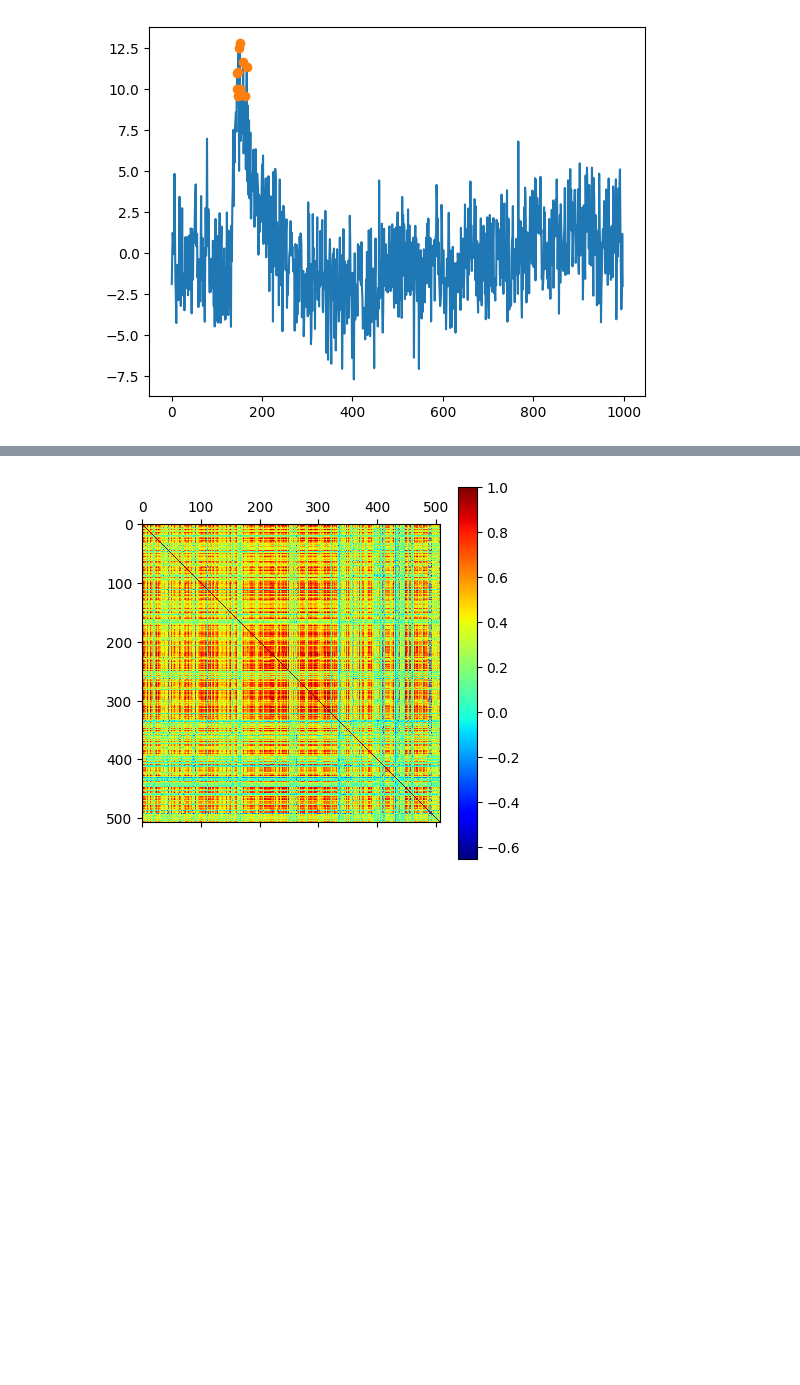
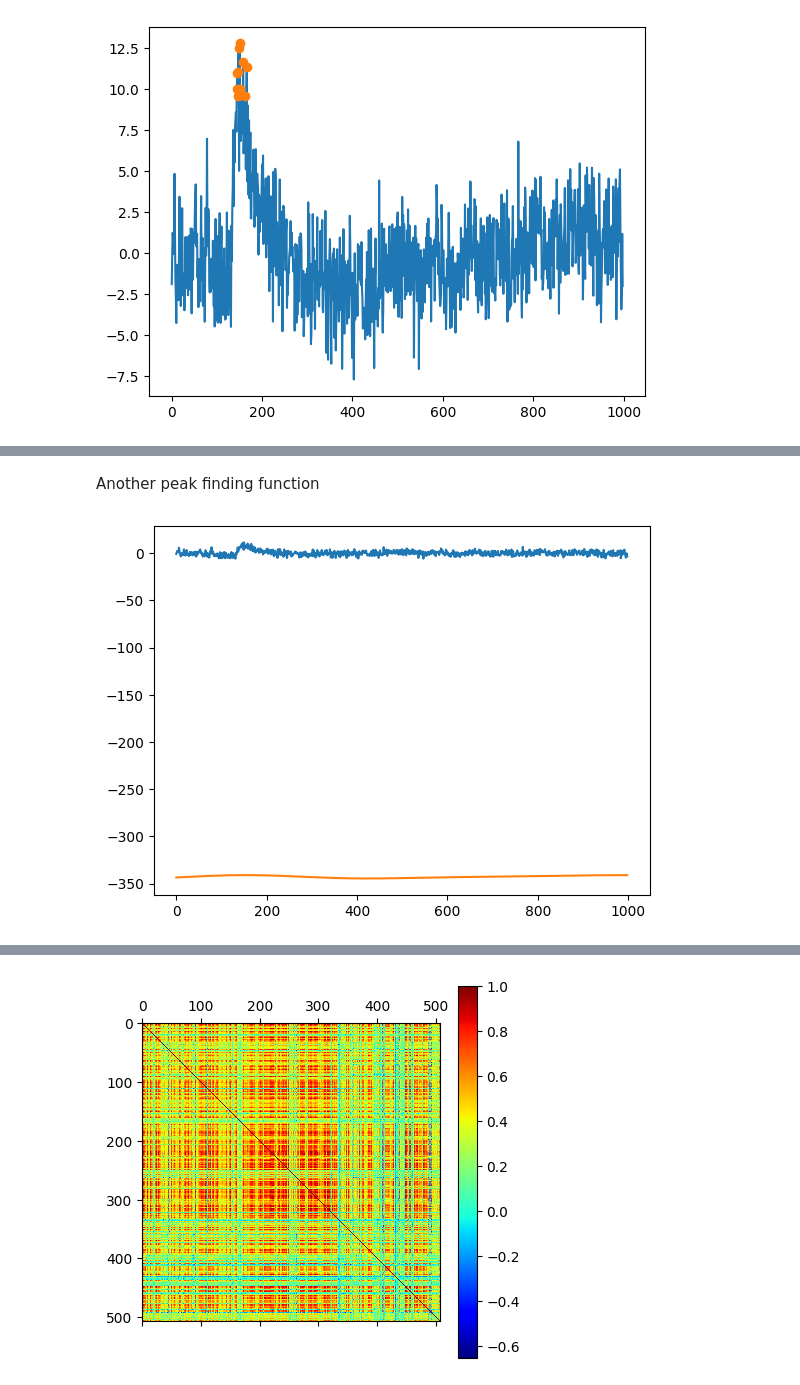
Before and after one commit to SergioCruzUnamIA/NecLabUNAM, a Jupyter notebook: signal_real_correlation2_panda-norm-Linear.ipynb, the cells around one changed output, grey strips where cells are left out. Drawn from its saved outputs; the diff is of its cells as text; code cells hidden in the pictures; blank space fills up the shorter version.

```diff
--- a/signal_real_correlation2_panda-norm-Linear.ipynb
+++ b/signal_real_correlation2_panda-norm-Linear.ipynb
@@ -141,0 +195,15 @@ plt.show()
+# %% [markdown]
+Another peak finding function
+# %%
+data_sel = norm_data[:, 15]
+reg = svm.SVR().fit(np.array(range(len(data_sel))).reshape(-1, 1), data_sel)
+res = reg.predict(np.array(range(len(data_sel))).reshape(-1, 1))
+
+plt.plot(np.array(range(len(data_sel))).reshape(-1, 1), data_sel - res)
+plt.plot(np.array(range(len(data_sel))).reshape(-1, 1), res - 350)
+mean2 = (380 - 310) / 2
+ax = plt.gca()
+
+plt.show()
+# %% [output]
+[figure, added]
```
Also changed, not shown: parts of 23 cells of this notebook.
